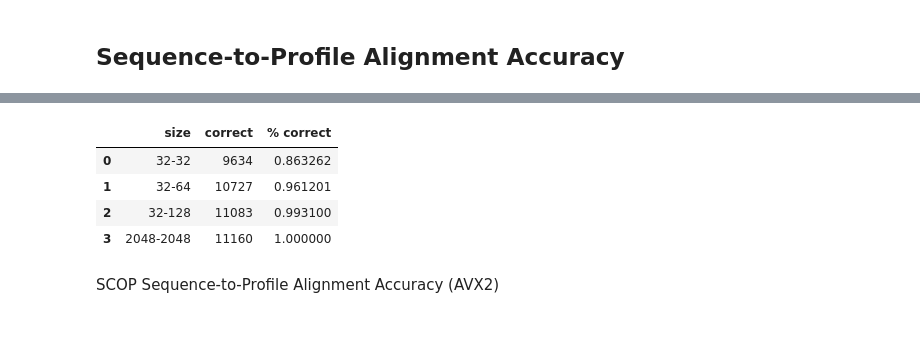
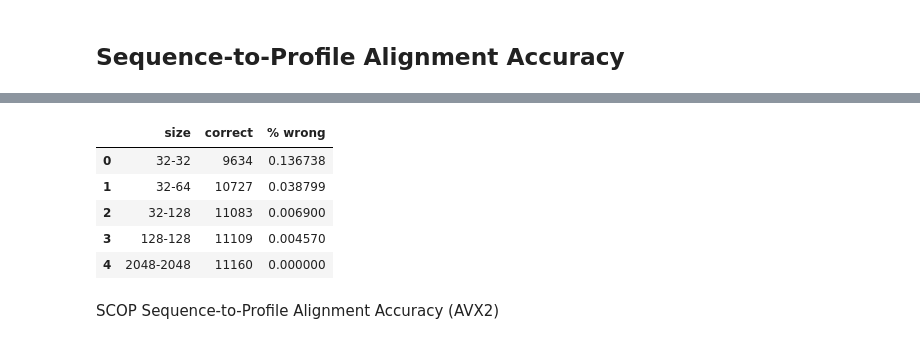
Before and after one commit to Daniel-Liu-c0deb0t/block-aligner, a Jupyter notebook: vis/block_aligner_accuracy_vis.ipynb, the cells around one changed output, grey strips where cells are left out. Saved outputs shown, nothing was run; the diff lists cells and outputs as text; code cells hidden in the pictures.

```diff
--- a/vis/block_aligner_accuracy_vis.ipynb
+++ b/vis/block_aligner_accuracy_vis.ipynb
@@ -642,12 +647,13 @@ data
 # %%
-data["% correct"] = data["correct"] / data.iloc[-1]["correct"]
+data["% wrong"] = 1.0 - data["correct"] / data.iloc[-1]["correct"]
 data
 # %% [output]
-|  | size | correct | % correct |
-| 0 | 32-32 | 9634 | 0.863262 |
-| 1 | 32-64 | 10727 | 0.961201 |
-| 2 | 32-128 | 11083 | 0.993100 |
-| 3 | 2048-2048 | 11160 | 1.000000 |
+|  | size | correct | % wrong |
+| 0 | 32-32 | 9634 | 0.136738 |
+| 1 | 32-64 | 10727 | 0.038799 |
+| 2 | 32-128 | 11083 | 0.006900 |
+| 3 | 128-128 | 11109 | 0.004570 |
+| 4 | 2048-2048 | 11160 | 0.000000 |
 # %% [markdown]
 SCOP Sequence-to-Profile Alignment Accuracy (AVX2)
 # %%
```
Also changed, not shown: parts of 6 cells of this notebook, 22 other files.
